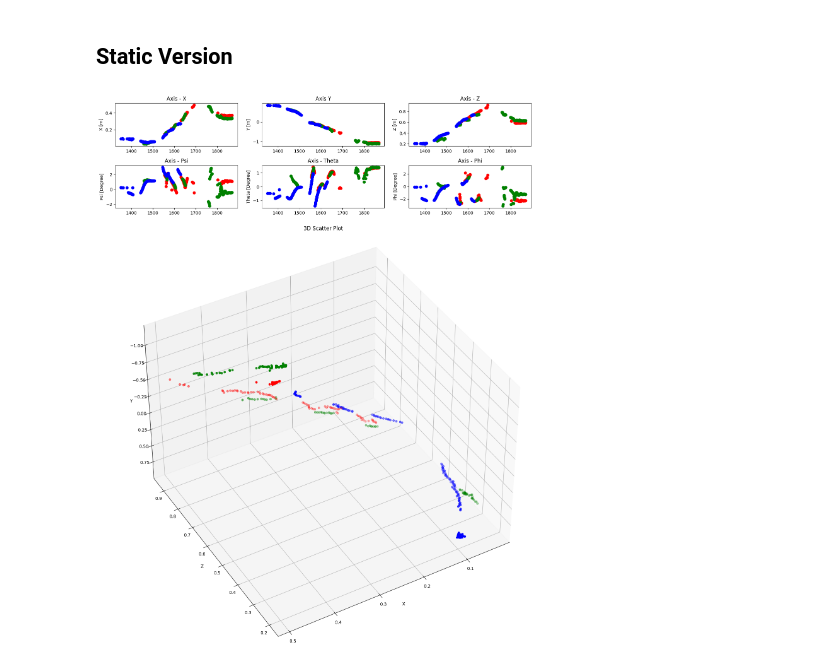
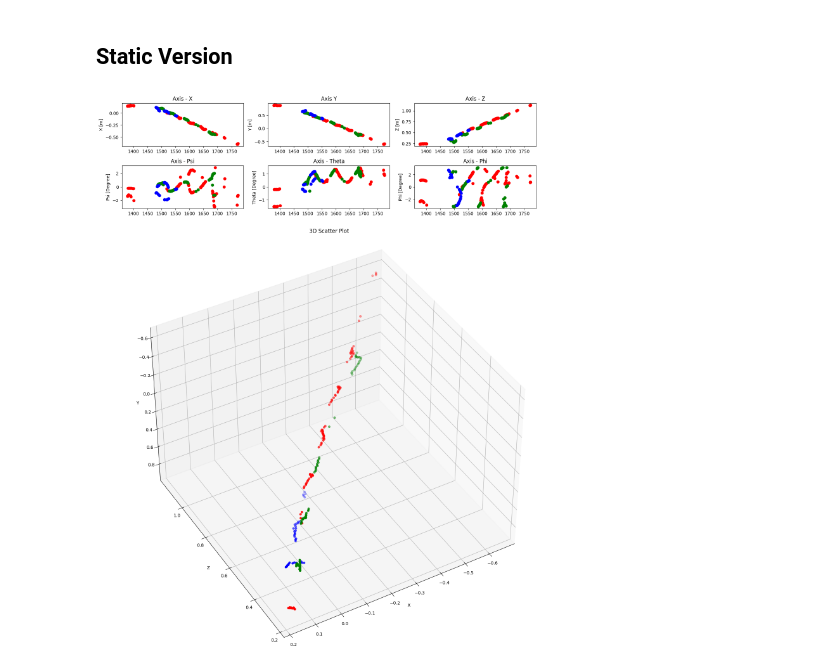
Before and after one commit to naelopode/Automated-Paper-Tracking, a Jupyter notebook: plot.ipynb, the cells around one changed output. Cells and saved outputs as stored; diff of their text form; code cells hidden in the pictures.

```diff
--- a/plot.ipynb
+++ b/plot.ipynb
@@ -17,7 +17,7 @@ from ipywidgets import interact, IntSlider, IntText, HBox, VBox, Button, Output
 import numpy as np
 import plotly.io as pio
 
-output_dir = '/mnt/2To/jupyter_data/PdS_LC/program/all_results/vid246' #Where the files are
+output_dir = './trajectories/vid220' #Where the files are
 
 files = sorted(glob.glob(os.path.join(output_dir, '*.txt')))
 missing = []
@@ -27,7 +27,6 @@ dataframes = []
 for csv, color in zip(files, ['r', 'g', 'b']): # Read and concatenate all data into a list of DataFrames
     df = pd.read_csv(csv, names=['filename', 'x', 'y', 'z', 'alpha', 'beta', 'gamma', 'center_x', 'center_y', 'rvec0', 'rvec1', 'rvec2', 'error', 'corners'], na_values=missing)
     df['color'] = color  # Add color column to differentiate datasets
-    #df = df[1000:2000]
     dataframes.append(df)
 
 output = Output() # Output widget to hold the plot
@@ -49,7 +48,7 @@ def update_plots(offset1=0, offset2=0, offset3=0): # Function to update the plot
 
     df_all = pd.concat([df1, df2, df3], ignore_index=True)
 
-    fig = make_subplots(     # Create a subplot figure with 6 rows and 2 columns
+    fig = make_subplots( # Create a subplot figure with 6 rows and 2 columns
         rows=6, cols=2,
         column_widths=[0.5, 0.5],
         row_heights=[0.16]*6,
@@ -187,7 +186,7 @@ import matplotlib.pyplot as plt
 from mpl_toolkits.mplot3d import Axes3D
 import numpy as np
 
-output_dir = '/mnt/2To/jupyter_data/PdS_LC/program/all_results/vid246' #Path of the .txt file generated by main.py
+output_dir = './trajectories/vid220' #Path of the .txt file generated by main.py
 files = sorted(glob.glob(os.path.join(output_dir, '*.txt')))
 missing = []
 DEFAULT_OFFSETS = [0, 93, 165]
@@ -252,31 +251,31 @@ def update_plots(offset1=0, offset2=0, offset3=0):
     ax5 = fig.add_subplot(gs[1, 1]) # Plot Theta
     for color in ['r', 'g', 'b']:
         subset = df_all[df_all['color'] == color]
         ax5.scatter(subset['adjusted_index'], subset['beta'], c=color, label=color)
     ax5.set_ylabel('Theta [Degree]')
     ax5.set_title('Axis - Theta')
 
     ax6 = fig.add_subplot(gs[1, 2]) # Plot Phi
     for color in ['r', 'g', 'b']:
         subset = df_all[df_all['color'] == color]
         ax6.scatter(subset['adjusted_index'], subset['gamma'], c=color, label=color)
     ax6.set_ylabel('Phi [Degree]')
     ax6.set_title('Axis - Phi')
 
     ax7 = fig.add_subplot(gs[2, :], projection='3d')    # Plot 3D scatter
     for color in ['r', 'g', 'b']:
         subset = df_all[df_all['color'] == color]
         ax7.scatter(subset['x'], subset['z'], subset['y'], c=color, label=color)
     ax7.set_xlabel('X')
     ax7.set_ylabel('Z')
     ax7.set_zlabel('Y')
     ax7.set_title('3D Scatter Plot')
     ax7.view_init(-140, 120)
 
     plt.tight_layout()
     plt.show()
 
 # Initial plot update with default offsets
 update_plots(offset1=DEFAULT_OFFSETS[0], offset2=DEFAULT_OFFSETS[1], offset3=DEFAULT_OFFSETS[2])
 # %% [output]
-[figure, old version]
+[figure, new version]
```
Also changed, not shown: 3 other files.
